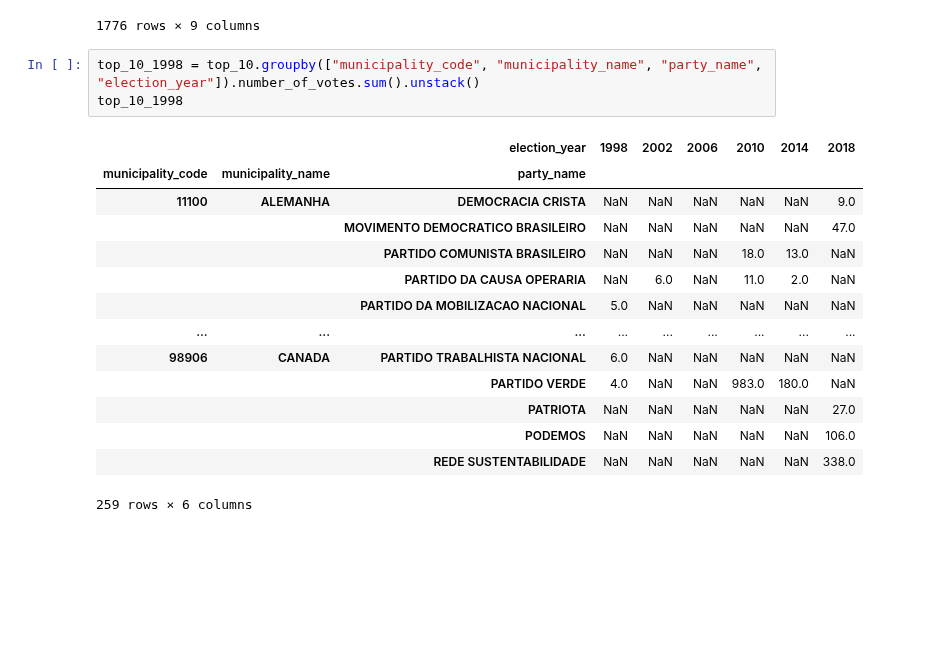
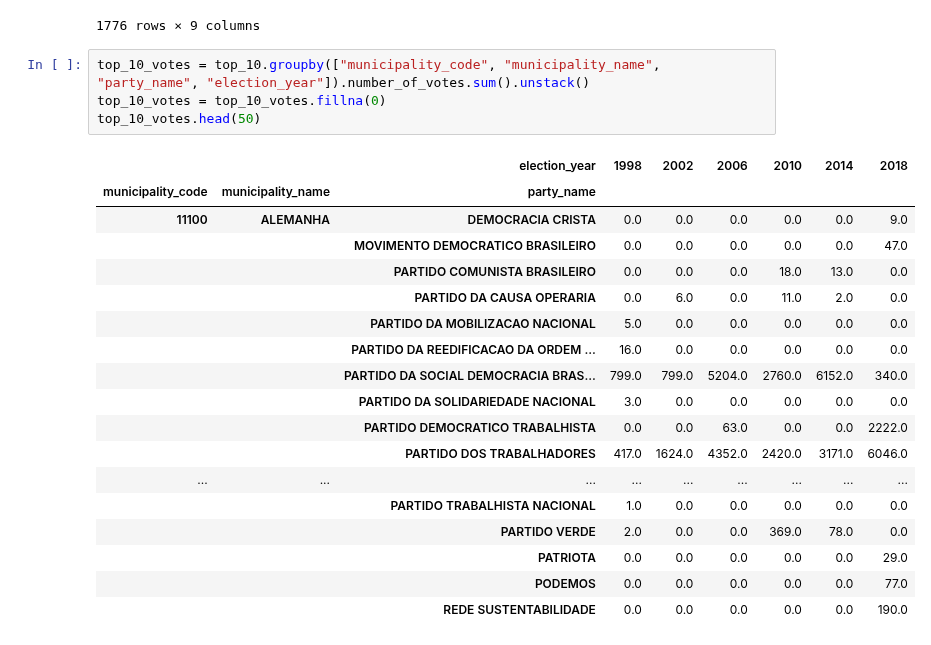
Before and after one commit to BU-Spark/ds-boston-bpda-br-election, a Jupyter notebook: TEAM1/src/votingdata.ipynb, the cells around one changed output. Saved outputs shown, nothing was run; the diff lists cells and outputs as text; blank space fills up the shorter version.

```diff
--- a/TEAM1/src/votingdata.ipynb
+++ b/TEAM1/src/votingdata.ipynb
@@ -410,20 +411,25 @@ top_10
 | 1775 | 2018 | 1 | 11282 | FRANCA | Presidente | PODE | ... |
 1776 rows × 9 columns
 # %%
-top_10_1998 = top_10.groupby(["municipality_code", "municipality_name", "party_name", "election_year"]).number_of_votes.sum().unstack()
-top_10_1998
+top_10_votes = top_10.groupby(["municipality_code", "municipality_name", "party_name", "election_year"]).number_of_votes.sum().unstack()
+top_10_votes = top_10_votes.fillna(0)
+top_10_votes.head(50)
 # %% [output]
 |  |  | election_year | 1998 | 2002 | 2006 | 2010 | 2014 | 2018 |
 | municipality_code | municipality_name | party_name |  |  |  |  |  |  |
-| 11100 | ALEMANHA | DEMOCRACIA CRISTA | NaN | NaN | NaN | NaN | NaN | 9.0 |
-|  |  | MOVIMENTO DEMOCRATICO BRASILEIRO | NaN | NaN | NaN | NaN | NaN | 47.0 |
-|  |  | PARTIDO COMUNISTA BRASILEIRO | NaN | NaN | NaN | 18.0 | 13.0 | NaN |
-|  |  | PARTIDO DA CAUSA OPERARIA | NaN | 6.0 | NaN | 11.0 | 2.0 | NaN |
-|  |  | PARTIDO DA MOBILIZACAO NACIONAL | 5.0 | NaN | NaN | NaN | NaN | NaN |
+| 11100 | ALEMANHA | DEMOCRACIA CRISTA | 0.0 | 0.0 | 0.0 | 0.0 | 0.0 | 9.0 |
+|  |  | MOVIMENTO DEMOCRATICO BRASILEIRO | 0.0 | 0.0 | 0.0 | 0.0 | 0.0 | 47.0 |
+|  |  | PARTIDO COMUNISTA BRASILEIRO | 0.0 | 0.0 | 0.0 | 18.0 | 13.0 | 0.0 |
+|  |  | PARTIDO DA CAUSA OPERARIA | 0.0 | 6.0 | 0.0 | 11.0 | 2.0 | 0.0 |
+|  |  | PARTIDO DA MOBILIZACAO NACIONAL | 5.0 | 0.0 | 0.0 | 0.0 | 0.0 | 0.0 |
+|  |  | PARTIDO DA REEDIFICACAO DA ORDEM ... | 16.0 | 0.0 | 0.0 | 0.0 | 0.0 | 0.0 |
+|  |  | PARTIDO DA SOCIAL DEMOCRACIA BRAS... | 799.0 | 799.0 | 5204.0 | 2760.0 | 6152.0 | 340.0 |
+|  |  | PARTIDO DA SOLIDARIEDADE NACIONAL | 3.0 | 0.0 | 0.0 | 0.0 | 0.0 | 0.0 |
+|  |  | PARTIDO DEMOCRATICO TRABALHISTA | 0.0 | 0.0 | 63.0 | 0.0 | 0.0 | 2222.0 |
+|  |  | PARTIDO DOS TRABALHADORES | 417.0 | 1624.0 | 4352.0 | 2420.0 | 3171.0 | 6046.0 |
 | ... | ... | ... | ... | ... | ... | ... | ... | ... |
-| 98906 | CANADA | PARTIDO TRABALHISTA NACIONAL | 6.0 | NaN | NaN | NaN | NaN | NaN |
-|  |  | PARTIDO VERDE | 4.0 | NaN | NaN | 983.0 | 180.0 | NaN |
-|  |  | PATRIOTA | NaN | NaN | NaN | NaN | NaN | 27.0 |
-|  |  | PODEMOS | NaN | NaN | NaN | NaN | NaN | 106.0 |
-|  |  | REDE SUSTENTABILIDADE | NaN | NaN | NaN | NaN | NaN | 338.0 |
+|  |  | PARTIDO TRABALHISTA NACIONAL | 1.0 | 0.0 | 0.0 | 0.0 | 0.0 | 0.0 |
+|  |  | PARTIDO VERDE | 2.0 | 0.0 | 0.0 | 369.0 | 78.0 | 0.0 |
+|  |  | PATRIOTA | 0.0 | 0.0 | 0.0 | 0.0 | 0.0 | 29.0 |
+|  |  | PODEMOS | 0.0 | 0.0 | 0.0 | 0.0 | 0.0 | 77.0 |
+|  |  | REDE SUSTENTABILIDADE | 0.0 | 0.0 | 0.0 | 0.0 | 0.0 | 190.0 |
-259 rows × 6 columns
```
Also changed, not shown: parts of 1 cell of this notebook.
